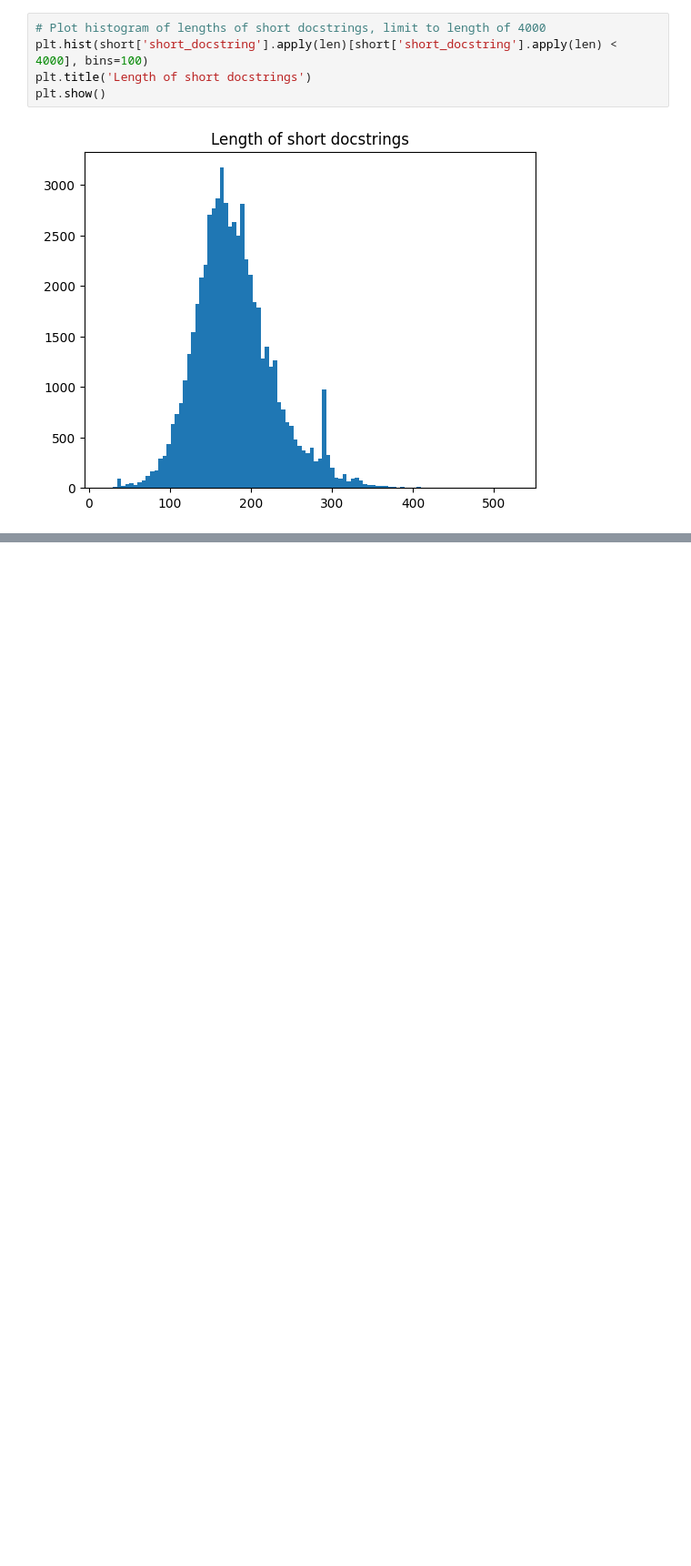
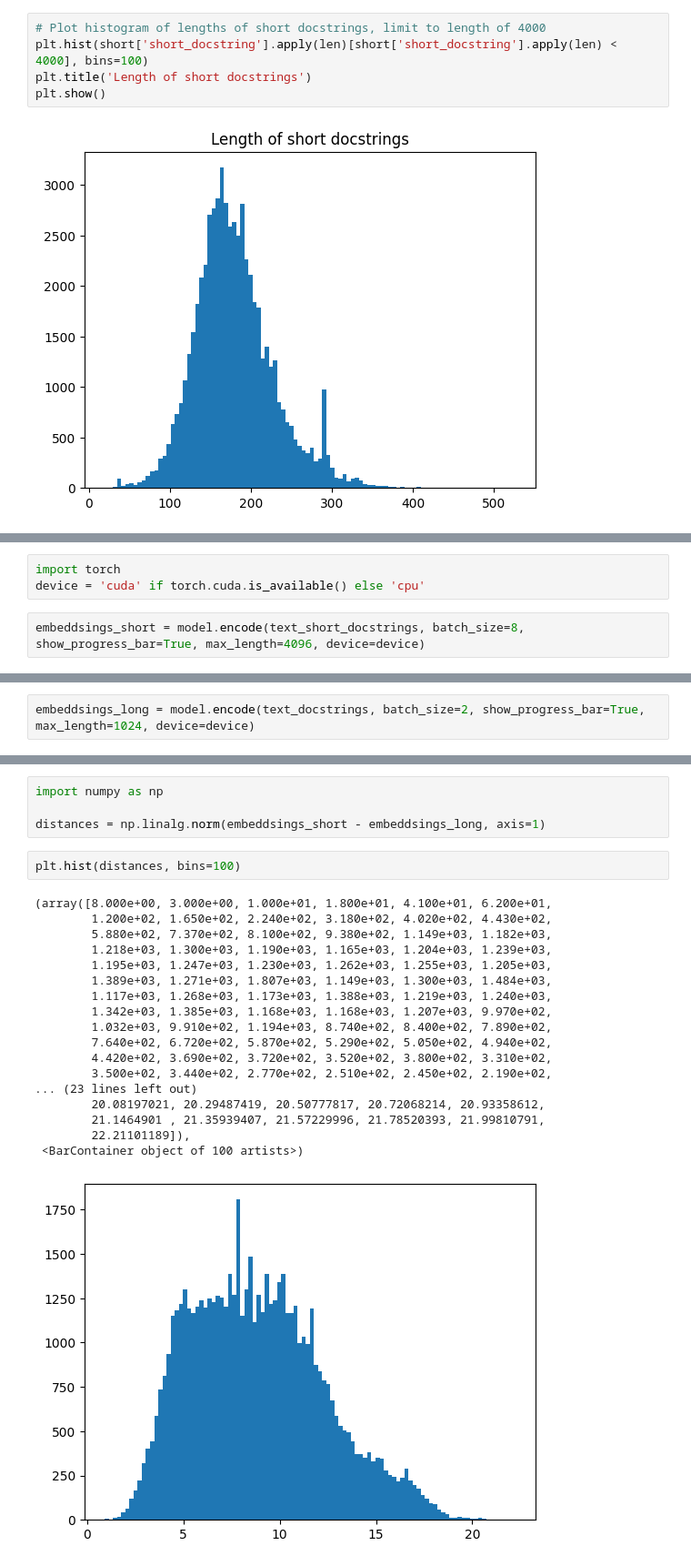
Before and after one commit to Lord225/datamining-on-pypl, a Jupyter notebook: transformers/analize-docstrings.ipynb, the cells around one changed output, grey strips where cells are left out. Shown at 91% size. Cells and saved outputs as stored; diff of their text form; blank space fills up the shorter version.

```diff
--- a/transformers/analize-docstrings.ipynb
+++ b/transformers/analize-docstrings.ipynb
@@ -158,0 +207,5 @@ NameError: name 'z' is not defined
+# %%
+import torch
+device = 'cuda' if torch.cuda.is_available() else 'cpu'
+# %%
+embeddsings_short = model.encode(text_short_docstrings, batch_size=8, show_progress_bar=True, max_length=4096, device=device)
@@ -158,0 +219,2 @@ NameError: name 'z' is not defined
+# %%
+embeddsings_long = model.encode(text_docstrings, batch_size=2, show_progress_bar=True, max_length=1024, device=device)
@@ -158,0 +253,25 @@ NameError: name 'z' is not defined
+# %%
+import numpy as np
+
+distances = np.linalg.norm(embeddsings_short - embeddsings_long, axis=1)
+# %%
+plt.hist(distances, bins=100)
+# %% [output]
+(array([8.000e+00, 3.000e+00, 1.000e+01, 1.800e+01, 4.100e+01, 6.200e+01,
+        1.200e+02, 1.650e+02, 2.240e+02, 3.180e+02, 4.020e+02, 4.430e+02,
+        5.880e+02, 7.370e+02, 8.100e+02, 9.380e+02, 1.149e+03, 1.182e+03,
+        1.218e+03, 1.300e+03, 1.190e+03, 1.165e+03, 1.204e+03, 1.239e+03,
+        1.195e+03, 1.247e+03, 1.230e+03, 1.262e+03, 1.255e+03, 1.205e+03,
+        1.389e+03, 1.271e+03, 1.807e+03, 1.149e+03, 1.300e+03, 1.484e+03,
+        1.117e+03, 1.268e+03, 1.173e+03, 1.388e+03, 1.219e+03, 1.240e+03,
+        1.342e+03, 1.385e+03, 1.168e+03, 1.168e+03, 1.207e+03, 9.970e+02,
+        1.032e+03, 9.910e+02, 1.194e+03, 8.740e+02, 8.400e+02, 7.890e+02,
+        7.640e+02, 6.720e+02, 5.870e+02, 5.290e+02, 5.050e+02, 4.940e+02,
+        4.420e+02, 3.690e+02, 3.720e+02, 3.520e+02, 3.800e+02, 3.310e+02,
+        3.500e+02, 3.440e+02, 2.770e+02, 2.510e+02, 2.450e+02, 2.190e+02,
+... (23 lines left out)
+        20.08197021, 20.29487419, 20.50777817, 20.72068214, 20.93358612,
+        21.1464901 , 21.35939407, 21.57229996, 21.78520393, 21.99810791,
+        22.21101189]),
+ <BarContainer object of 100 artists>)
+[figure, added]
```
Also changed, not shown: parts of 27 cells of this notebook, 8 other files.
